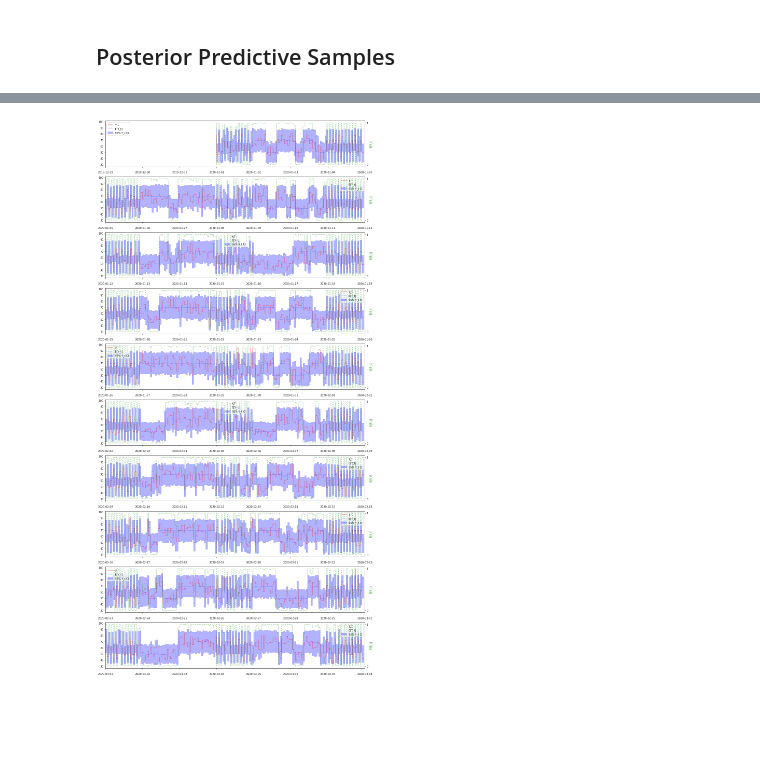
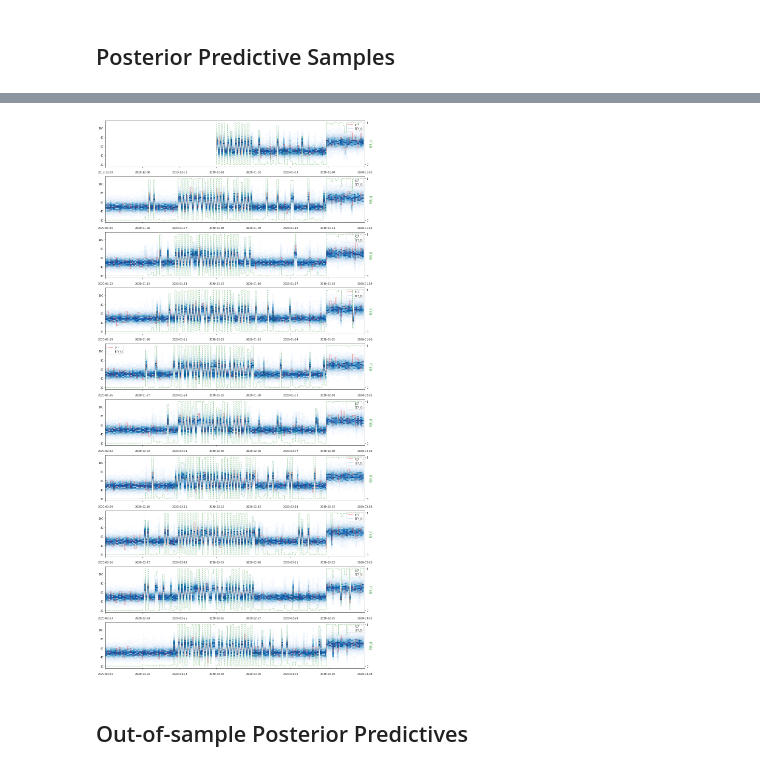
Before and after one commit to AmpersandTV/pymc3-hmm, a Jupyter notebook: examples/poisson_time_varying_example.ipynb, the cells around one changed output, grey strips where cells are left out. Saved outputs shown, nothing was run; the diff lists cells and outputs as text; code cells hidden in the pictures; blank space fills up the shorter version.

Commit message:
Use plot_predictive_histograms in time-varying example

```diff
--- a/examples/poisson_time_varying_example.ipynb
+++ b/examples/poisson_time_varying_example.ipynb
@@ -119,13 +118,13 @@ X_df = patsy.dmatrix(formula_str, X_ind_df, return_type="dataframe")
 
 xi_0_true = pd.Series(
     # The coefficients used to compute the state zero-to-zero transition probabilities
-    np.array([2.0, -5.0, -3.0, 0.0, 0.0, -5.0, -5.0]),
+    np.array([2.0, -5.0, -3.0, 0.0, 0.0, -5.0, 5.0]),
     index=X_df.columns,
 )
 
 xi_1_true = pd.Series(
     # The coefficients for the state one-to-zero transition probabilities
-    np.array([-2.0, -1.0, 3.0, 0.0, 0.0, 5.0, 5.0]),
+    np.array([2.0, -1.0, 3.0, 0.0, 0.0, -5.0, 5.0]),
     index=X_df.columns,
 )
 
@@ -135,9 +134,11 @@ mu_1_true = 50
 mu_2_true = 20
 p_0_true = tt.as_tensor(np.r_[0.0, 1.0])
 
+X_tt = theano.shared(X_df.values, borrow=True)
+
 with pm.Model(theano_config={"compute_test_value": "ignore"}) as sim_model:
     _ = create_poisson_zero_hmm_tv(
-        mu_1_true, mu_2_true, xis_true, p_0_true, np.zeros(X_df.shape[0])
+        X_tt, mu_1_true, mu_2_true, xis_true, p_0_true, np.zeros(X_df.shape[0])
     )
 
 sim_point = pm.sample_prior_predictive(samples=1, model=sim_model)
@@ -151,21 +152,18 @@ We will use the "true" data-generating observation model to estimate the paramet
 
 The sampling steps for $S_t$ are performed using forward-filtering backward-sampling (FFBS), while sampling for $\mu_s$, $\pi_0$, and the $\xi_r$ use NUTS.
 # %%
-import theano
-
-
 theano.config.allow_gc = False
 
 with pm.Model(theano_config={"compute_test_value": "ignore"}) as test_model:
     E_mu, Var_mu = 10.0, 10000.0
     mu_1_rv = pm.Gamma("mu_1", E_mu ** 2 / Var_mu, E_mu / Var_mu)
-    mu_2_rv = pm.Gamma("mu_2", E_mu ** 2 / Var_mu, E_mu / Var_mu)
+    mu_2_rv = pm.Gamma("mu_2", 2 * E_mu ** 2 / Var_mu, E_mu / Var_mu)
 
     p_0_rv = pm.Dirichlet("p_0", np.r_[1, 1])
 
     xis_rv = pm.Normal("xis", 0, 10, shape=(X_df.shape[1], 2, 1))
 
-    _ = create_poisson_zero_hmm_tv(mu_1_rv, mu_2_rv, xis_rv, p_0_rv, y_t)
+    _ = create_poisson_zero_hmm_tv(X_tt, mu_1_rv, mu_2_rv, xis_rv, p_0_rv, y_t)
 
 with test_model:
     states_step = FFBSStep([test_model.S_t])
@@ -247,37 +245,31 @@ ax = az.plot_trace(
 # %%
 with test_model:
     posterior_pred_trace = pm.sample_posterior_predictive(
-        posterior_trace.posterior, var_names=["Y_t"]
+        posterior_trace.posterior, var_names=["S_t", "Y_t"]
     )
 # %% [output]
 [interactive output not drawn]
 # %%
 import pandas as pd
 
-
 from matplotlib.ticker import MaxNLocator
 
-from pymc3_hmm.utils import plot_split_timeseries
+from pymc3_hmm.utils import plot_split_timeseries, plot_predictive_histograms
 
 
-plot_data = pd.DataFrame({"y_t": y_t}, index=time_index)
+columns = pd.MultiIndex.from_tuples(
+    [("Y_t", i) for i in range(posterior_pred_trace["Y_t"].shape[0])],
+    names=("var", "sample"),
+)
 
-with test_model:
-    az_post_trace = az.from_pymc3(
-        posterior_predictive=posterior_pred_trace,
-        dims={"Y_t": ["dt"]},
-        coords={"dt": plot_data.index},
-    )
-
-hdi_data = az.hdi(
-    az_post_trace, hdi_prob=0.97, group="posterior_predictive", var_names=["Y_t"]
-).to_dataframe()
-hdi_data = hdi_data.unstack(level="hdi")
-
-plot_data["E[Y_t]"] = az_post_trace.posterior_predictive["Y_t"].mean(axis=1).squeeze()
-plot_data["E[S_t]"] = posterior_trace.posterior.S_t.mean(axis=1).squeeze()
-
-plot_data = plot_data.merge(hdi_data, right_index=True, left_index=True)
+plot_data = pd.DataFrame(
+    posterior_pred_trace["Y_t"].T,
+    index=time_index,
+    columns=columns,
+)
+plot_data["E[S_t]"] = posterior_pred_trace["S_t"].mean(0)
+plot_data["E[Y_t]"] = posterior_pred_trace["Y_t"].mean(0)
+plot_data["y_t"] = y_t
 
 
 def plot_fn(ax, data, **kwargs):
@@ -295,40 +287,34 @@ def plot_fn(ax, data, **kwargs):
         label="E[Y_t]",
         alpha=0.3,
         color="blue",
         linewidth=0.8,
         drawstyle="steps",
     )
 
-    ax.fill_between(
-        data.index,
-        data[("Y_t", "lower")],
-        data[("Y_t", "higher")],
-        label=r"95% Y_t CI",
-        color="b",
-        step="pre",
-        alpha=0.3,
-    )
+    plot_predictive_histograms(data["Y_t"], axes=ax)
 
 
 axes_split_data = plot_split_timeseries(
     plot_data,
     split_max=10,
     twin_column_name="E[S_t]",
     twin_plot_kwargs={
         "color": "green",
         "drawstyle": "steps",
         "linestyle": "--",
         "alpha": 0.4,
     },
     figsize=(15, 30),
     plot_fn=plot_fn,
 )
 
 for (_, twin_ax), _ in axes_split_data:
     _ = twin_ax.set_ylabel("E[S_t]", color=twin_ax.get_lines()[0].get_color())
     _ = twin_ax.yaxis.set_major_locator(MaxNLocator(integer=True))
 
 
 plt.tight_layout()
 # %% [output]
-[figure, old version]
+[figure, new version]
+# %% [markdown]
+## Out-of-sample Posterior Predictives
```
Also changed, not shown: parts of 6 cells of this notebook.
